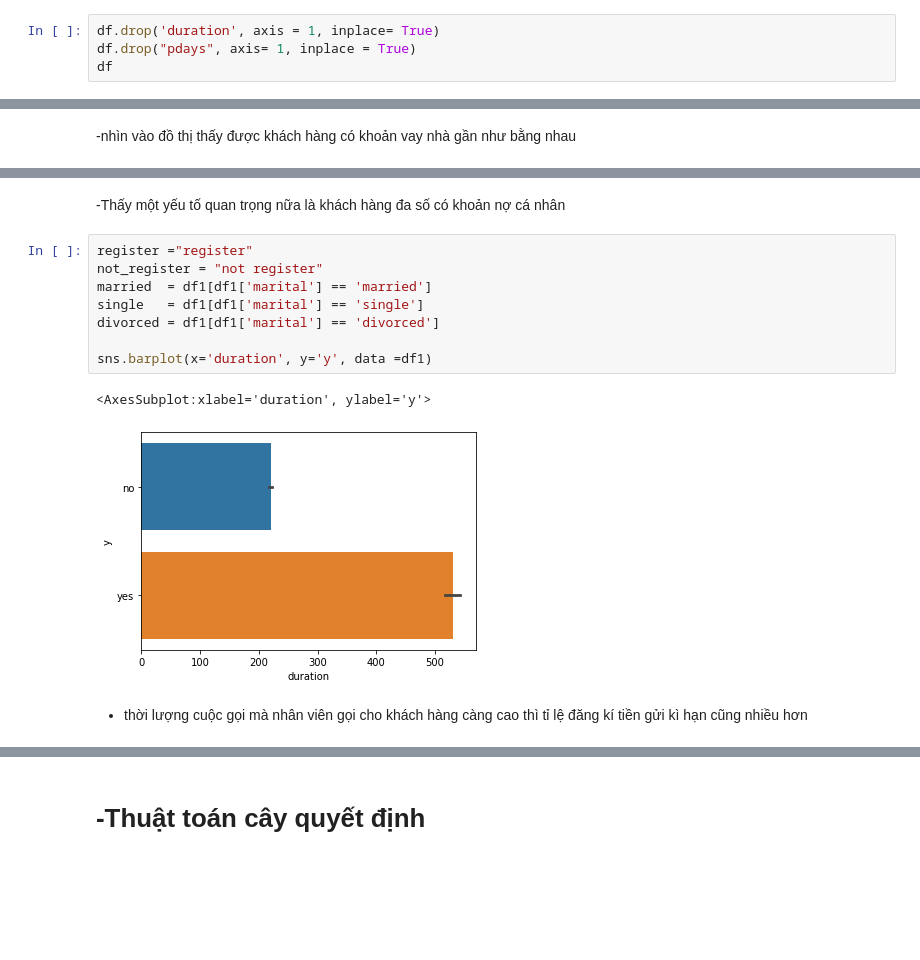
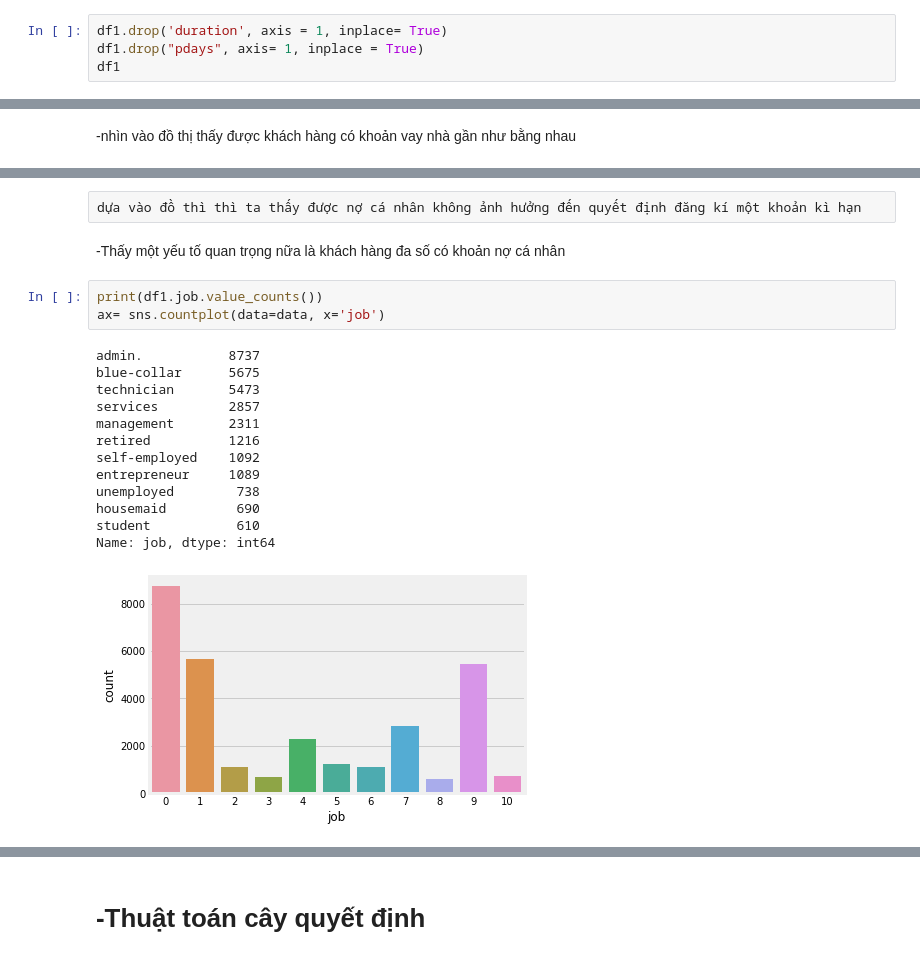
Before and after one commit to TuTuanLe/bank-additional-mining, a Jupyter notebook: mining.ipynb, the cells around one changed output, grey strips where cells are left out. Drawn from its saved outputs; the diff is of its cells as text; blank space fills up the shorter version.

```diff
--- a/mining.ipynb
+++ b/mining.ipynb
@@ -149,9 +149,9 @@ dtype: int64
 # %% [markdown]
 -xoá các thuộc tính unknown của bộ dữ liệu
 # %%
-df.drop('duration', axis = 1, inplace= True)
-df.drop("pdays", axis= 1, inplace = True)
-df
+df1.drop('duration', axis = 1, inplace= True)
+df1.drop("pdays", axis= 1, inplace = True)
+df1
 # %% [output]
 |  | age | job | marital | education | default | housing | loan | contact | month | day_of_week | ... |
 | 0 | 56 | housemaid | married | basic.4y | no | no | no | telephone | may | mon | ... |
@@ -282,15 +346,21 @@ Name: loan, dtype: int64
+# %% [raw]
+dựa vào đồ thì thì ta thấy được nợ cá nhân không ảnh hưởng đến quyết định đăng kí một khoản kì hạn
 # %% [markdown]
 -Thấy một yếu tố quan trọng nữa là khách hàng đa số có khoản nợ cá nhân
 # %%
-register ="register"
-not_register = "not register"
-married  = df1[df1['marital'] == 'married']
-single   = df1[df1['marital'] == 'single']
-divorced = df1[df1['marital'] == 'divorced']
-
-sns.barplot(x='duration', y='y', data =df1)
+print(df1.job.value_counts())
+ax= sns.countplot(data=data, x='job')
 # %% [output]
-<AxesSubplot:xlabel='duration', ylabel='y'>
+admin.           8737
+blue-collar      5675
+technician       5473
+services         2857
+management       2311
+retired          1216
+self-employed    1092
+entrepreneur     1089
+unemployed        738
+housemaid         690
+student           610
+Name: job, dtype: int64
-[figure, old version]
+[figure, new version]
-# %% [markdown]
-- thời lượng cuộc gọi mà nhân viên gọi cho khách hàng càng cao thì tỉ lệ đăng kí tiền gửi kì hạn cũng nhiều hơn
```
Also changed, not shown: parts of 55 cells of this notebook, 1 other file.
